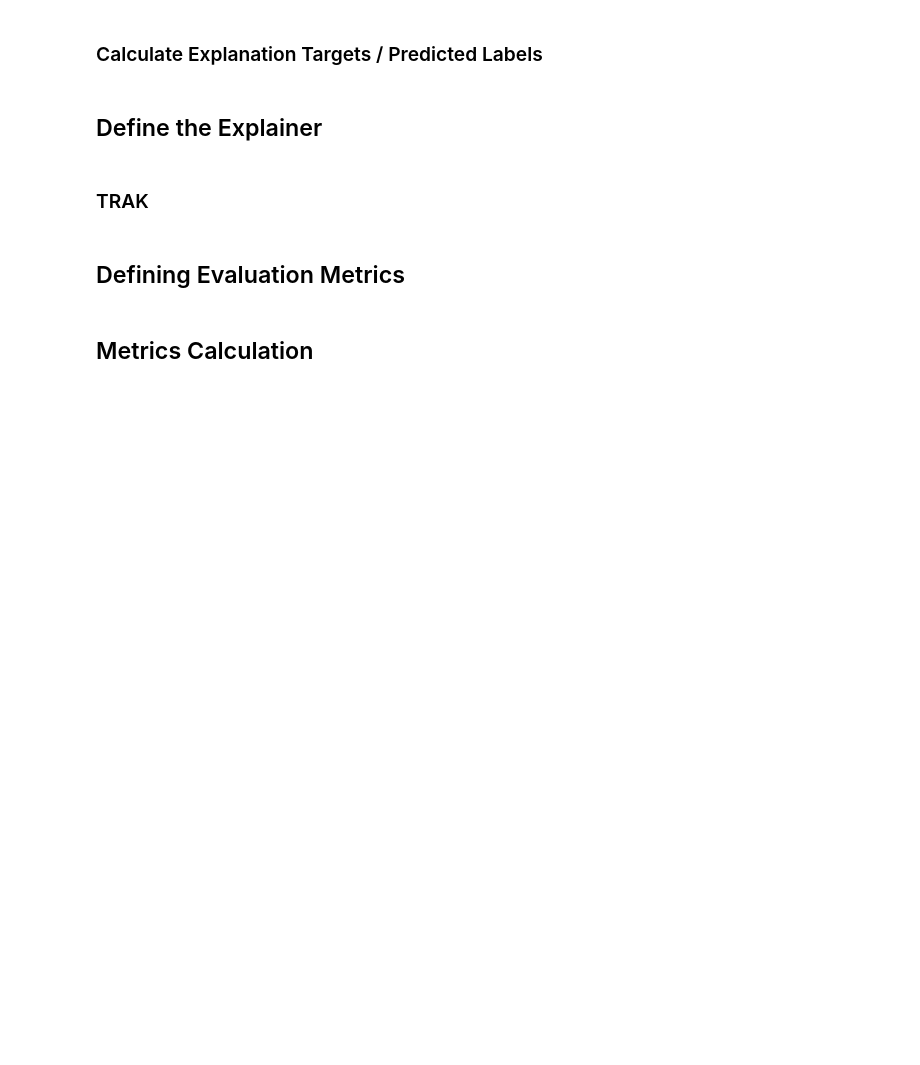
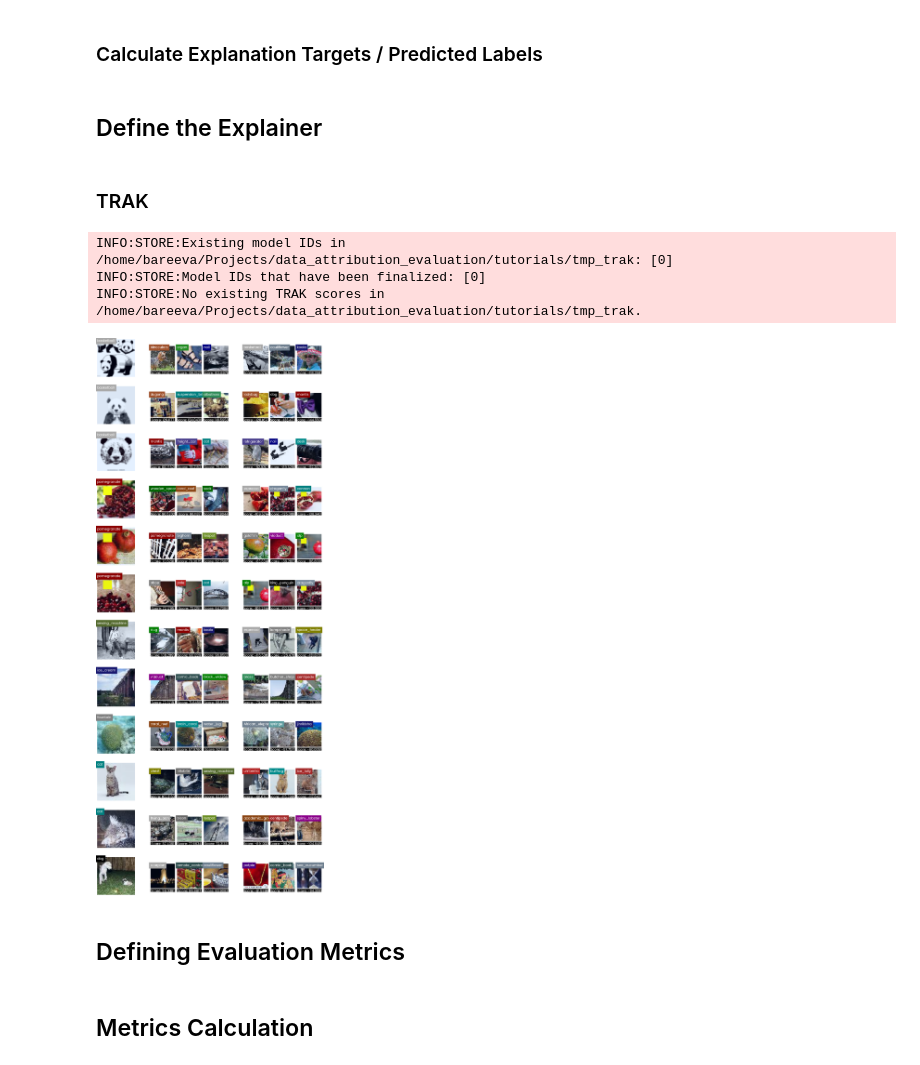
Before and after one commit to dilyabareeva/quanda, a Jupyter notebook: tutorials/demo_metrics.ipynb, the cells around one changed output. Drawn from its saved outputs; the diff is of its cells as text; code cells hidden in the pictures; blank space fills up the shorter version.

```diff
--- a/tutorials/demo_metrics.ipynb
+++ b/tutorials/demo_metrics.ipynb
@@ -72,8 +74,8 @@ os.makedirs(save_dir, exist_ok=True)
 ### Dataset Construction
 # %%
 # Loading the dataset metadata
-class_to_group = torch.load(os.path.join(save_dir, "dataset_indices/class_to_group.pth"))
-r_name_dict = torch.load(os.path.join(save_dir, "dataset_indices/r_name_dict.pth"))
-test_indices = torch.load(os.path.join(save_dir, "dataset_indices/main_test_indices.pth"))
-test_split = torch.load(os.path.join(save_dir, "dataset_indices/test_indices.pth"))
-val_split = torch.load(os.path.join(save_dir, "dataset_indices/val_indices.pth"))
+class_to_group = torch.load(os.path.join(save_dir, "class_to_group.pth"))
+r_name_dict = torch.load(os.path.join(save_dir, "r_name_dict.pth"))
+test_indices = torch.load(os.path.join(save_dir, "main_test_indices.pth"))
+test_split = torch.load(os.path.join(save_dir, "test_indices.pth"))
+val_split = torch.load(os.path.join(save_dir, "val_indices.pth"))
@@ -149,8 +151,8 @@ train_set = special_dataset(
     p_flipping=0.1,
     dog_class=189,
     cat_class=190,
-    shortcut_transform_indices=torch.load(os.path.join(save_dir, "dataset_indices/all_train_shortcut_indices_for_generation.pth")),
-    flipping_transform_dict=torch.load(os.path.join(save_dir, "dataset_indices/all_train_flipped_dict_for_generation.pth")),
+    shortcut_transform_indices=torch.load(os.path.join(save_dir, "all_train_shortcut_indices_for_generation.pth")),
+    flipping_transform_dict=torch.load(os.path.join(save_dir, "all_train_flipped_dict_for_generation.pth")),
 )
 
 test_set_clean = LabelGroupingDataset(
@@ -173,8 +175,8 @@ test_set = special_dataset(
     p_flipping=0.1,
     dog_class=189,
     cat_class=190,
-    shortcut_transform_indices=torch.load(os.path.join(save_dir, "dataset_indices/all_test_shortcut_indices_for_generation.pth")),
-    flipping_transform_dict=torch.load(os.path.join(save_dir, "dataset_indices/all_test_flipped_dict_for_generation.pth")),
+    shortcut_transform_indices=torch.load(os.path.join(save_dir, "all_test_shortcut_indices_for_generation.pth")),
+    flipping_transform_dict=torch.load(os.path.join(save_dir, "all_test_flipped_dict_for_generation.pth")),
 )
 # %%
 # define the original subclass labels
@@ -186,7 +188,7 @@ subclass_labels = [5 for i in range(len(panda_set))] + original_labels
 test_tensor = torch.stack([test_set[i][0] for i in test_indices])
 test_targets = torch.tensor([test_set[i][1] for i in test_indices])
 # %%
-train_dataloader = torch.utils.data.DataLoader(train_set, batch_size=batch_size, shuffle=True, num_workers=num_workers)
+train_dataloader = torch.utils.data.DataLoader(train_set, batch_size=batch_size, shuffle=False, num_workers=num_workers)
 test_dataloader = torch.utils.data.DataLoader(test_set, batch_size=batch_size, shuffle=False, num_workers=num_workers)
 # %% [markdown]
 ### Load Model
@@ -222,10 +242,16 @@ explainer_trak = TRAK(
     train_dataset=train_dataloader.dataset,
     **explain_kwargs,
 )
+# %% [output]
+INFO:STORE:Existing model IDs in /home/bareeva/Projects/data_attribution_evaluation/tutorials/tmp_trak: [0]
+INFO:STORE:Model IDs that have been finalized: [0]
+INFO:STORE:No existing TRAK scores in /home/bareeva/Projects/data_attribution_evaluation/tutorials/tmp_trak.
 # %%
 # Explain test samples
 explanations_trak = explainer_trak.explain(test_tensor, explanation_targets)
 # Visualize explanations
-visualize_influential_samples(train_dataloader.dataset, test_tensor, explanations_trak, top_k=3)
+visualize_top_3_bottom_3_influential(train_dataloader.dataset, test_tensor, test_targets, explanations_trak, r_name_dict)
+# %% [output]
+[figure, added]
 # %% [markdown]
 ## Defining Evaluation Metrics
```
Also changed, not shown: parts of 9 cells of this notebook, 1 other file.
